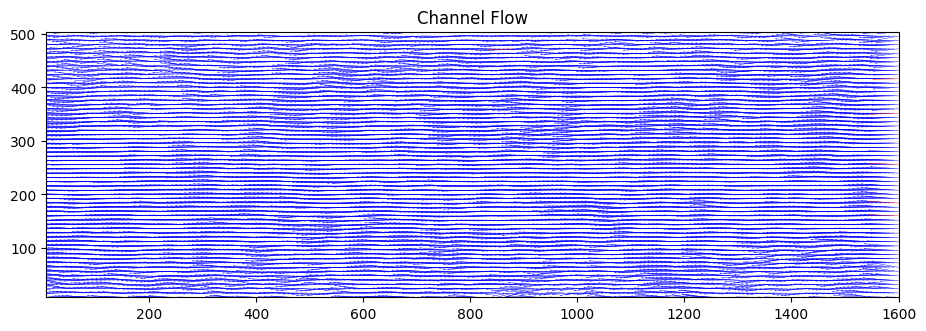
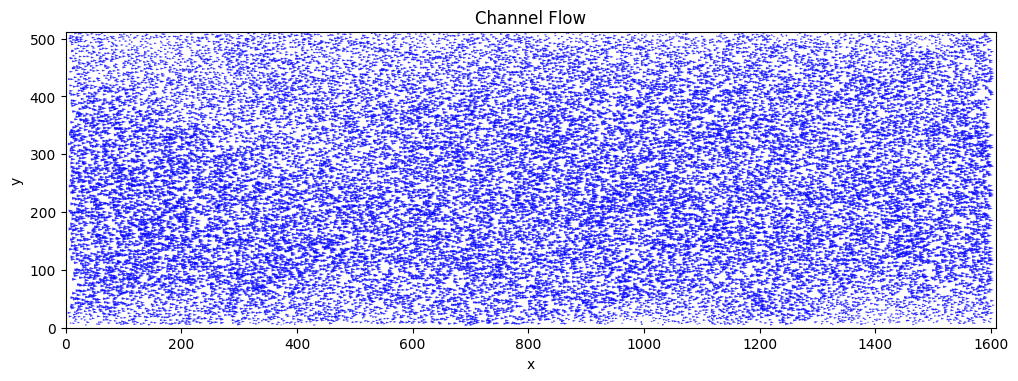
Code edit (unified diff) that turned the first committed figure into the second:
--- before
+++ after
@@ -1,21 +1,22 @@
 #@title Plot the results
-# Create a figure.
-fig, ax = plt.subplots(figsize=(11, 11))
-ax.set_aspect(1)
-vector_width = 0.0005
-vector_scale = 200
+#@markdown Specify the vector scale and width.
+vector_width = 0.002 #@param {type:"slider", min:0, max:0.004, step:0.0001}
+vector_scale = 0.8 #@param {type:"slider", min:0, max:1, step:0.1}
 
-# Modify tick labels and ticks.
-tick_step = 100
-ax.set_xticks(range(0, int(x[0, -1]) + 1, 2 * tick_step))
-ax.set_yticks(range(0, int(y[0, -1]) + 1, tick_step))
+def plot_vector_field(x, y, u, v, scale=1, width=0.002):
+    plt.figure(figsize=(12, 12))
+    plt.quiver(x, y, u, v,
+               angles='xy', scale_units='xy', scale=scale,
+               color='blue', width=width, alpha=0.8)
+    plt.xlabel("x")
+    plt.ylabel("y")
+    plt.title("Relaxation-based PTV Matches")
+    plt.xlim(0, frame_shape[1])
+    plt.ylim(0, frame_shape[0])
 
-# Adjust the axis limits to the minimum and maximum range.
-ax.set_xlim(x.min(), x.max())
-ax.set_ylim(y.min(), y.max())
+    # Force equal aspect ratio, independent of limits
+    plt.gca().set_aspect('equal', adjustable='box')
+    plt.title(f"Channel Flow")
+    plt.show()
 
-# Show the quiver plot.
-ax.quiver(x[_loc], y[_loc], u[_loc], v[_loc], color="b", width=vector_width, scale=vector_scale)
-ax.quiver(x[loc], y[loc], u[loc], v[loc], color="r", width=vector_width, scale=vector_scale)
-ax.set_title(f"Channel Flow")
-plt.show()
+plot_vector_field(x, y, u, v, scale=vector_scale, width=vector_width)

Commit: Update tutorials